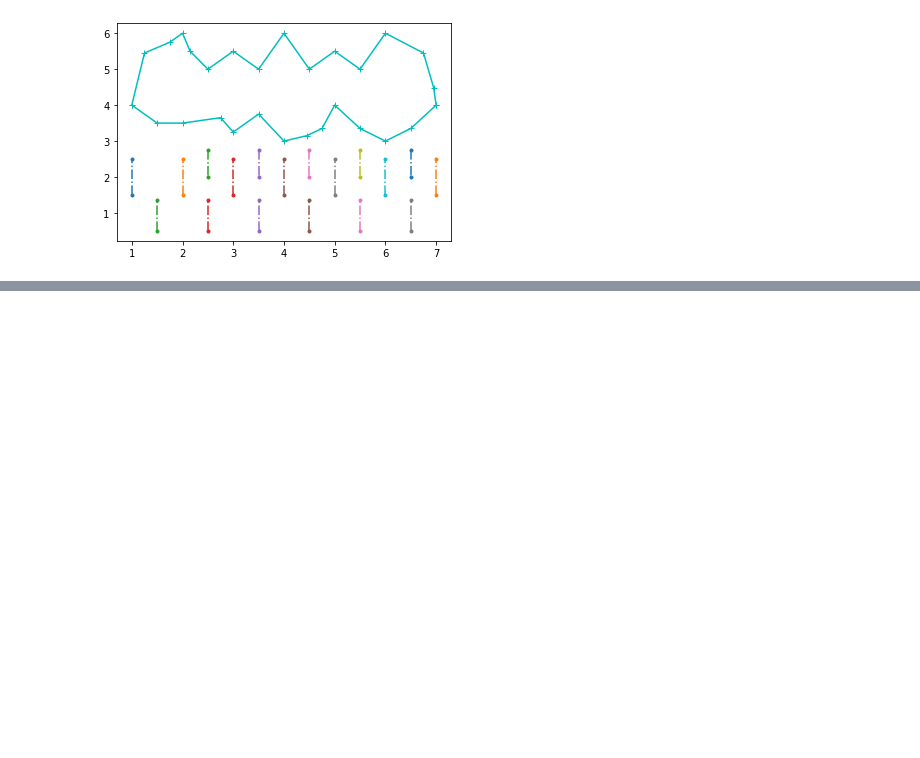
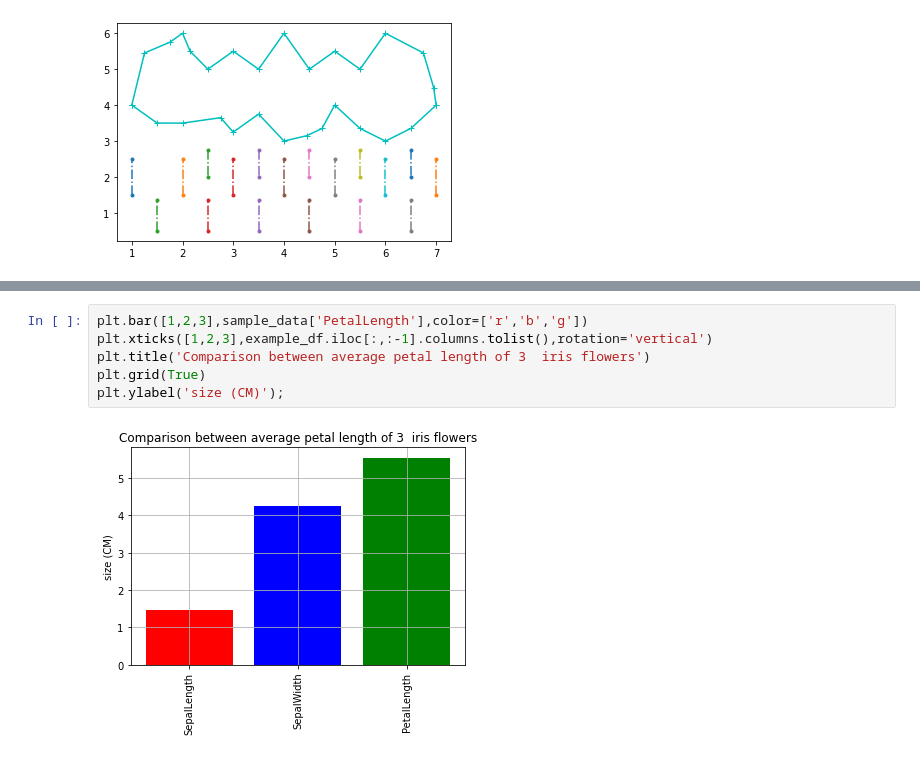
Before and after one commit to Chanunchida-May/data_viz_2022, a Jupyter notebook: Dataviz04_Data_Comparison.ipynb, the cells around one changed output, grey strips where cells are left out. Saved outputs shown, nothing was run; the diff lists cells and outputs as text; blank space fills up the shorter version.

```diff
--- a/Dataviz04_Data_Comparison.ipynb
+++ b/Dataviz04_Data_Comparison.ipynb
@@ -145,0 +199,8 @@ plt.plot([6.5,6.5],[0.5,1.35],'.-.')
+# %%
+plt.bar([1,2,3],sample_data['PetalLength'],color=['r','b','g'])
+plt.xticks([1,2,3],example_df.iloc[:,:-1].columns.tolist(),rotation='vertical')
+plt.title('Comparison between average petal length of 3  iris flowers')
+plt.grid(True)
+plt.ylabel('size (CM)');
+# %% [output]
+[figure, added]
```
Also changed, not shown: parts of 23 cells of this notebook.
